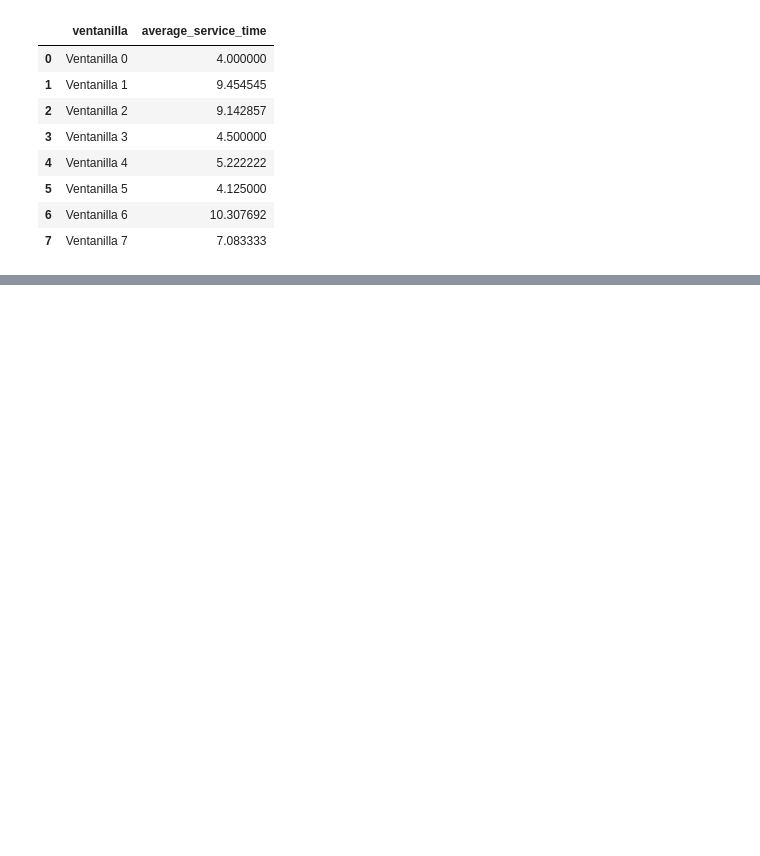
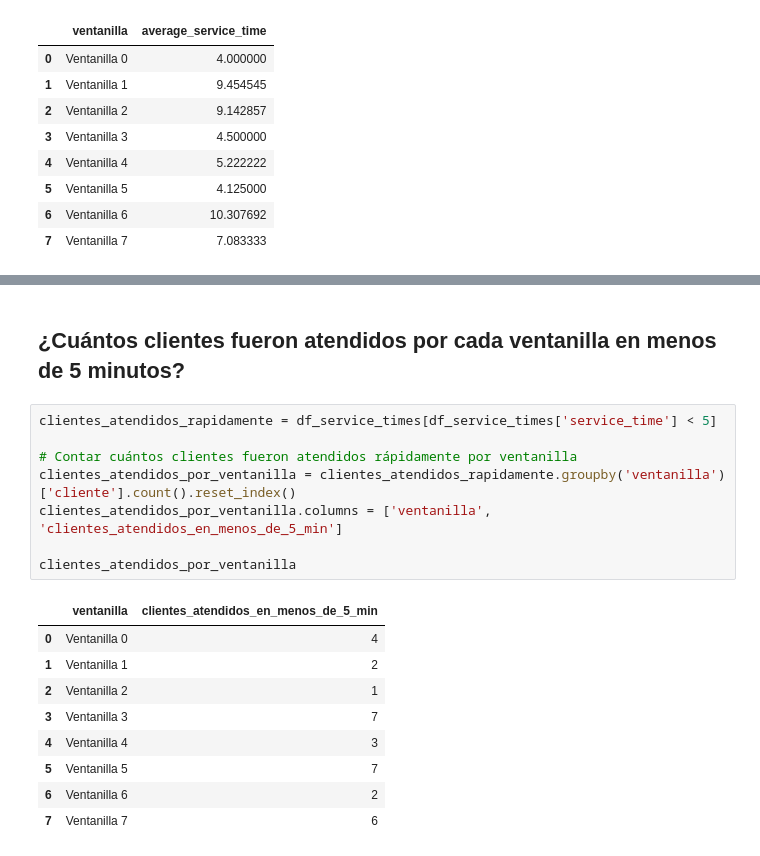
Before and after one commit to JairoRaudales/Proyecto_Final, a Jupyter notebook: Proyecto_Final-Jairo_Raudales-20201003539.ipynb, the cells around one changed output, grey strips where cells are left out. Saved outputs shown, nothing was run; the diff lists cells and outputs as text; blank space fills up the shorter version.

```diff
--- a/Proyecto_Final-Jairo_Raudales-20201003539.ipynb
+++ b/Proyecto_Final-Jairo_Raudales-20201003539.ipynb
@@ -332,0 +409,20 @@ Tiempo promedio de servicio por ventanilla:
+# %% [markdown]
+## ¿Cuántos clientes fueron atendidos por cada ventanilla en menos de 5 minutos?
+# %%
+clientes_atendidos_rapidamente = df_service_times[df_service_times['service_time'] < 5]
+
+# Contar cuántos clientes fueron atendidos rápidamente por ventanilla
+clientes_atendidos_por_ventanilla = clientes_atendidos_rapidamente.groupby('ventanilla')['cliente'].count().reset_index()
+clientes_atendidos_por_ventanilla.columns = ['ventanilla', 'clientes_atendidos_en_menos_de_5_min']
+
+clientes_atendidos_por_ventanilla
+# %% [output]
+|  | ventanilla | clientes_atendidos_en_menos_de_5_min |
+| 0 | Ventanilla 0 | 4 |
+| 1 | Ventanilla 1 | 2 |
+| 2 | Ventanilla 2 | 1 |
+| 3 | Ventanilla 3 | 7 |
+| 4 | Ventanilla 4 | 3 |
+| 5 | Ventanilla 5 | 7 |
+| 6 | Ventanilla 6 | 2 |
+| 7 | Ventanilla 7 | 6 |
```
Also changed, not shown: parts of 18 cells of this notebook.
